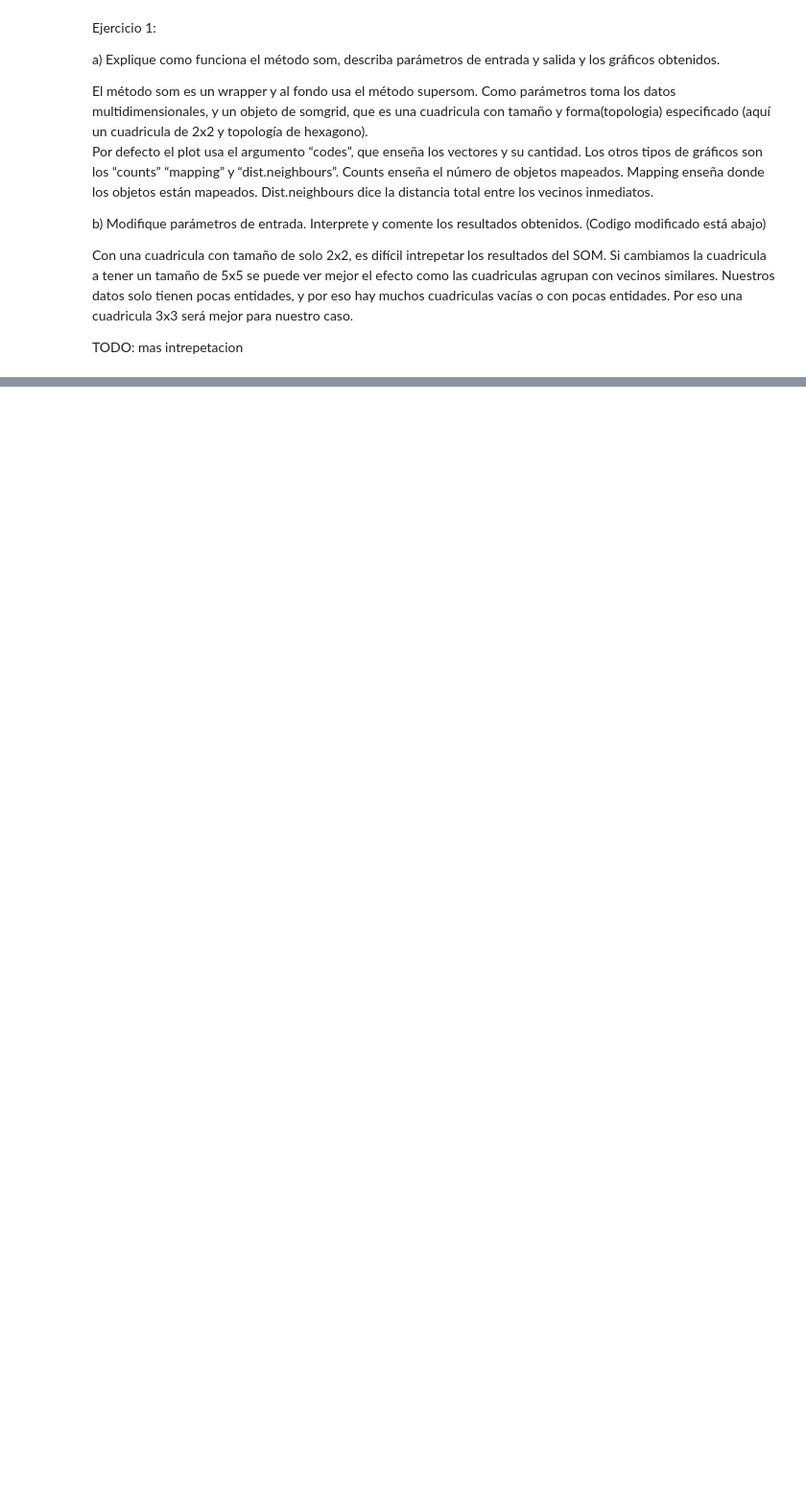
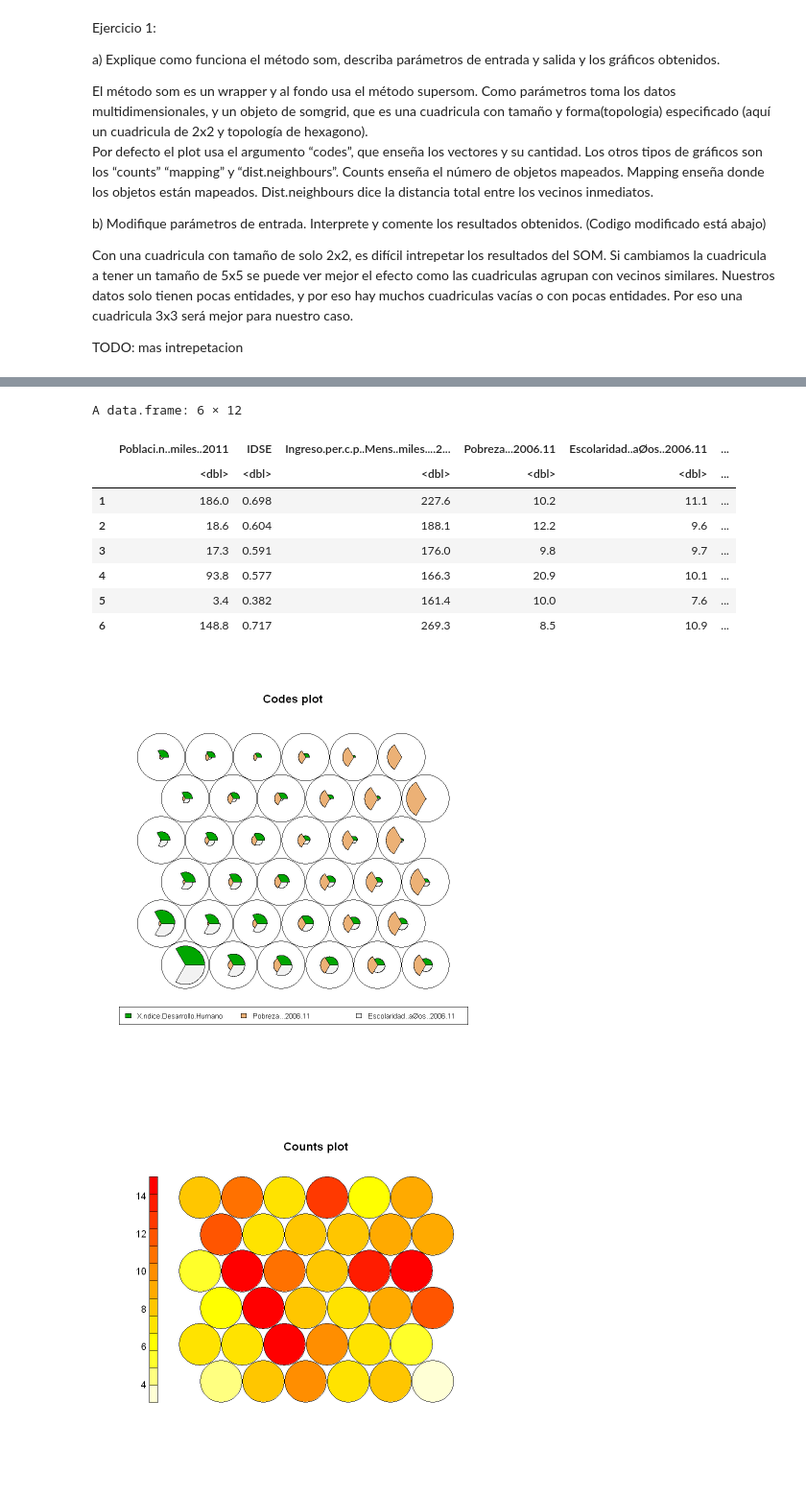
Before and after one commit to ekkusi/INFO257-PCA, a Jupyter notebook: clustering/Clustering_Notebook3.ipynb, the cells around one changed output, grey strips where cells are left out. Shown at 96% size. Saved outputs shown, nothing was run; the diff lists cells and outputs as text; code cells hidden in the pictures; blank space fills up the shorter version.

```diff
--- a/clustering/Clustering_Notebook3.ipynb
+++ b/clustering/Clustering_Notebook3.ipynb
@@ -139 +148,21 @@ a) De los datos en el archivo comunas.csv escoja un subconjunto de datos a los c
 b) Realice las estimaciones, discuta sus resultados y proponga una estrategia gráfica para representarlos.
+# %%
+datos<- read.table("comunas.csv",header=TRUE,sep=";",dec=".")
+datos <- datos[,-(1:2)]
+str(datos) # --> 323 entidades, 12 variables
+head(datos)
+
+#Elegir los variables para subconjunto
+datos <-datos[c("X.ndice.Desarrollo.Humano","Pobreza...2006.11", "Escolaridad..aØos..2006.11")]
+
+sommap <- som(scale(datos), grid = somgrid(6, 6, "hexagonal"))
+plot(sommap)
+
+plot(sommap, type = "counts", palette.name = colors, heatkey = TRUE)
+
+plot(sommap, type = "mapping", pchs = 20, main = "Mapping Type SOM")
+
+plot(sommap, type = "dist.neighbours", palette.name = terrain.colors)
+
+#TODO Agrupamiento, con hclust?
+# %% [output]
@@ -139,0 +182,11 @@ b) Realice las estimaciones, discuta sus resultados y proponga una estrategia gr
+A data.frame: 6 × 12
+|  | Poblaci.n..miles..2011 | IDSE | Ingreso.per.c.p..Mens..miles....2... | Pobreza...2006.11 | Escolaridad..aØos..2006.11 | ... |
+|  | <dbl> | <dbl> | <dbl> | <dbl> | <dbl> | ... |
+| 1 | 186.0 | 0.698 | 227.6 | 10.2 | 11.1 | ... |
+| 2 | 18.6 | 0.604 | 188.1 | 12.2 | 9.6 | ... |
+| 3 | 17.3 | 0.591 | 176.0 | 9.8 | 9.7 | ... |
+| 4 | 93.8 | 0.577 | 166.3 | 20.9 | 10.1 | ... |
+| 5 | 3.4 | 0.382 | 161.4 | 10.0 | 7.6 | ... |
+| 6 | 148.8 | 0.717 | 269.3 | 8.5 | 10.9 | ... |
+[figure, added]
+[figure, added]
```
Also changed, not shown: parts of 7 cells of this notebook.
